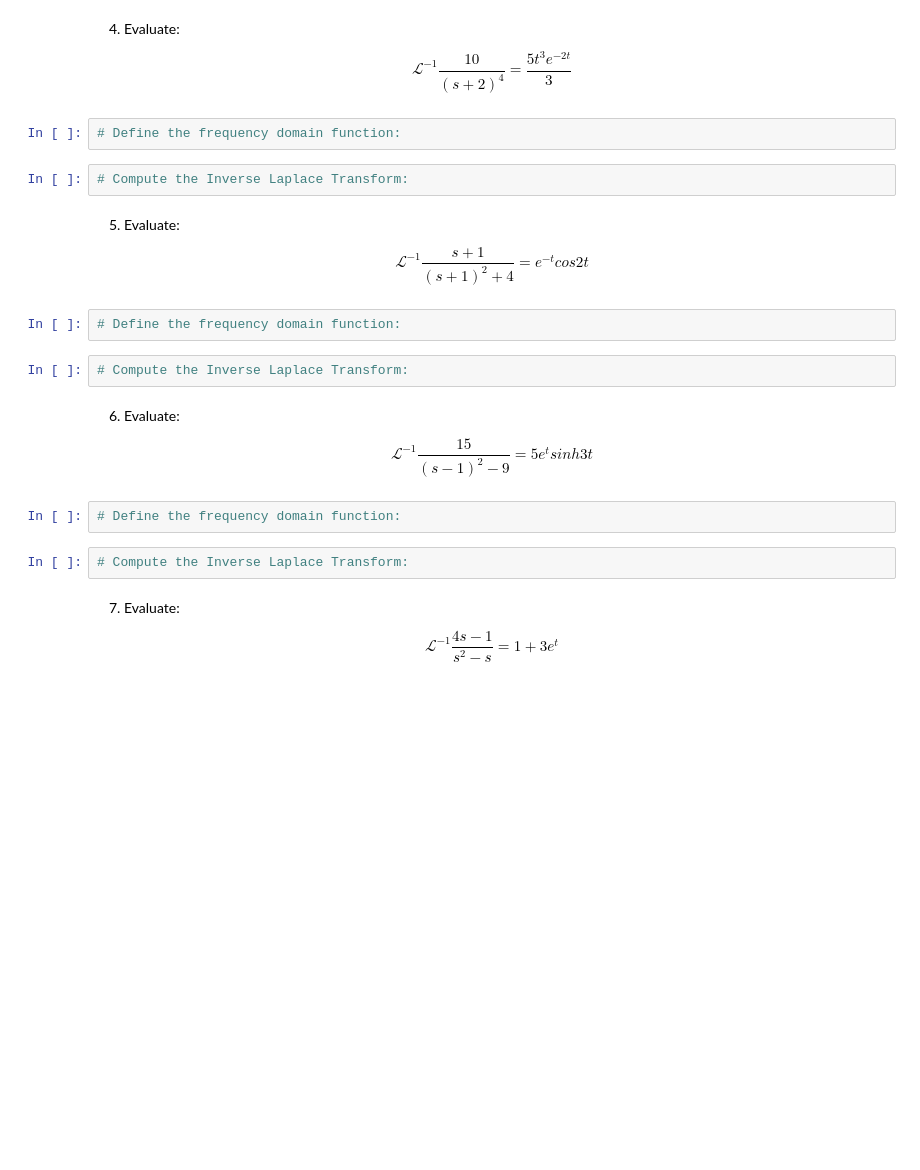
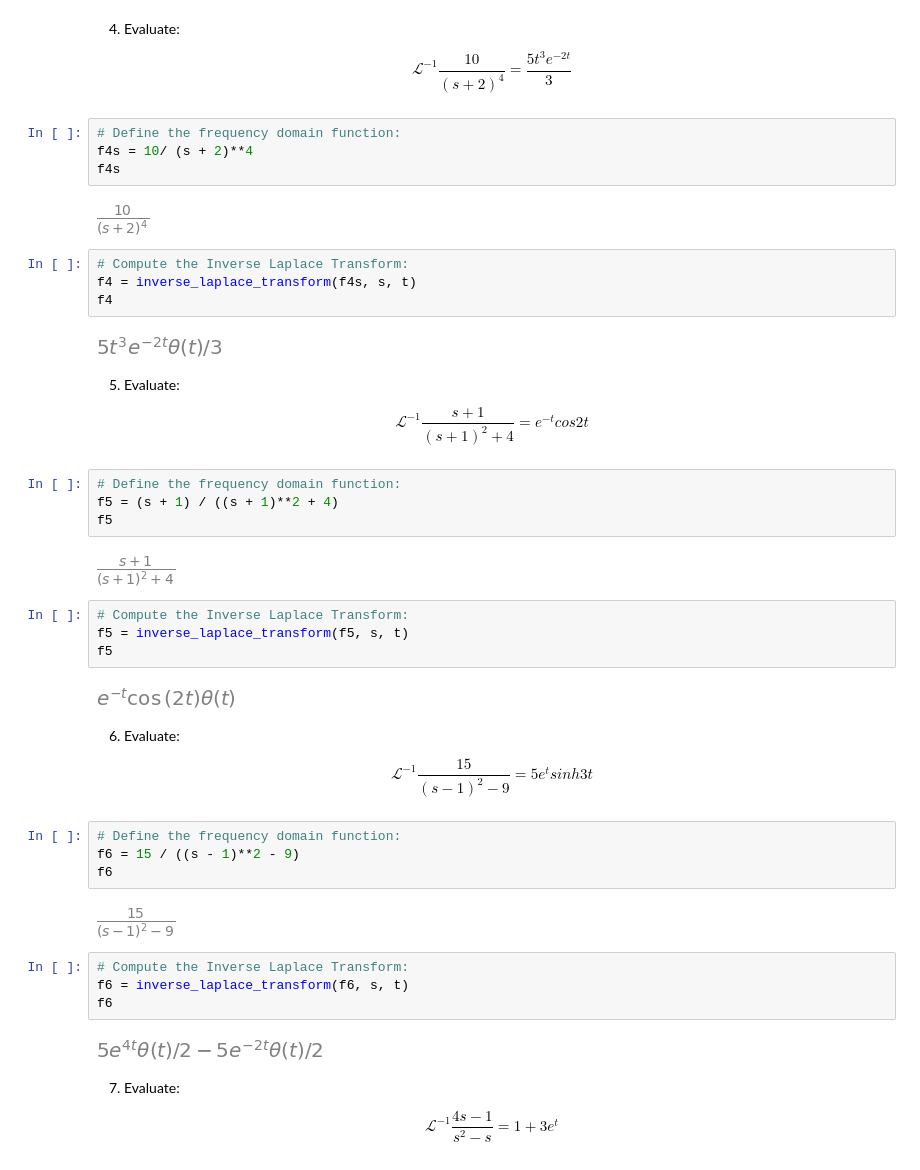
Before and after one commit to Gardner-College/control-systems, a Jupyter notebook: inverse_laplace/MarvinL/002_Inverse_Laplace_Transform.ipynb, the cells around one changed output. Cells and saved outputs as stored; diff of their text form; blank space fills up the shorter version.

Commit message:
Inverse_Laplace_Transform -Marvin D. Llames

```diff
--- a/inverse_laplace/MarvinL/002_Inverse_Laplace_Transform.ipynb
+++ b/inverse_laplace/MarvinL/002_Inverse_Laplace_Transform.ipynb
@@ -203,24 +203,48 @@ f3
 $$ \mathcal{L}^{-1}\frac{10}{(s+2)^4}= \frac{5t^3e^{-2t}}{3} $$
 # %%
 # Define the frequency domain function:
+f4s = 10/ (s + 2)**4
+f4s
+# %% [output]
+[figure, added]
 # %%
 # Compute the Inverse Laplace Transform:
+f4 = inverse_laplace_transform(f4s, s, t)
+f4
+# %% [output]
+[figure, added]
 # %% [markdown]
 5. Evaluate:
 
 $$ \mathcal{L}^{-1}\frac{s+1}{(s+1)^2+4} = e^{-t}cos2t $$
 # %%
 # Define the frequency domain function:
+f5 = (s + 1) / ((s + 1)**2 + 4)
+f5
+# %% [output]
+[figure, added]
 # %%
 # Compute the Inverse Laplace Transform:
+f5 = inverse_laplace_transform(f5, s, t)
+f5
+# %% [output]
+[figure, added]
 # %% [markdown]
 6. Evaluate:
 
 $$ \mathcal{L}^{-1}\frac{15}{(s-1)^2-9} = 5e^{t}sinh3t $$
 # %%
 # Define the frequency domain function:
+f6 = 15 / ((s - 1)**2 - 9)
+f6
+# %% [output]
+[figure, added]
 # %%
 # Compute the Inverse Laplace Transform:
+f6 = inverse_laplace_transform(f6, s, t)
+f6
+# %% [output]
+[figure, added]
 # %% [markdown]
 7. Evaluate:
 
```
Also changed, not shown: parts of 2 cells of this notebook.
